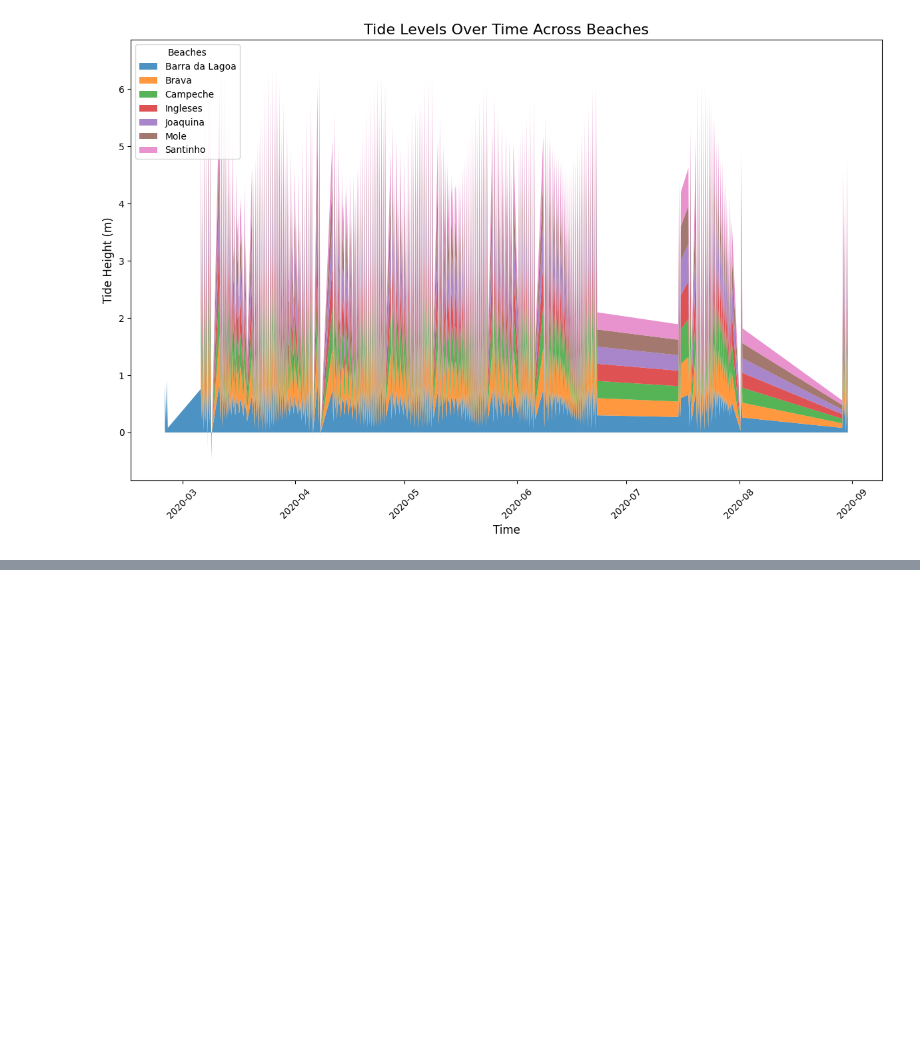
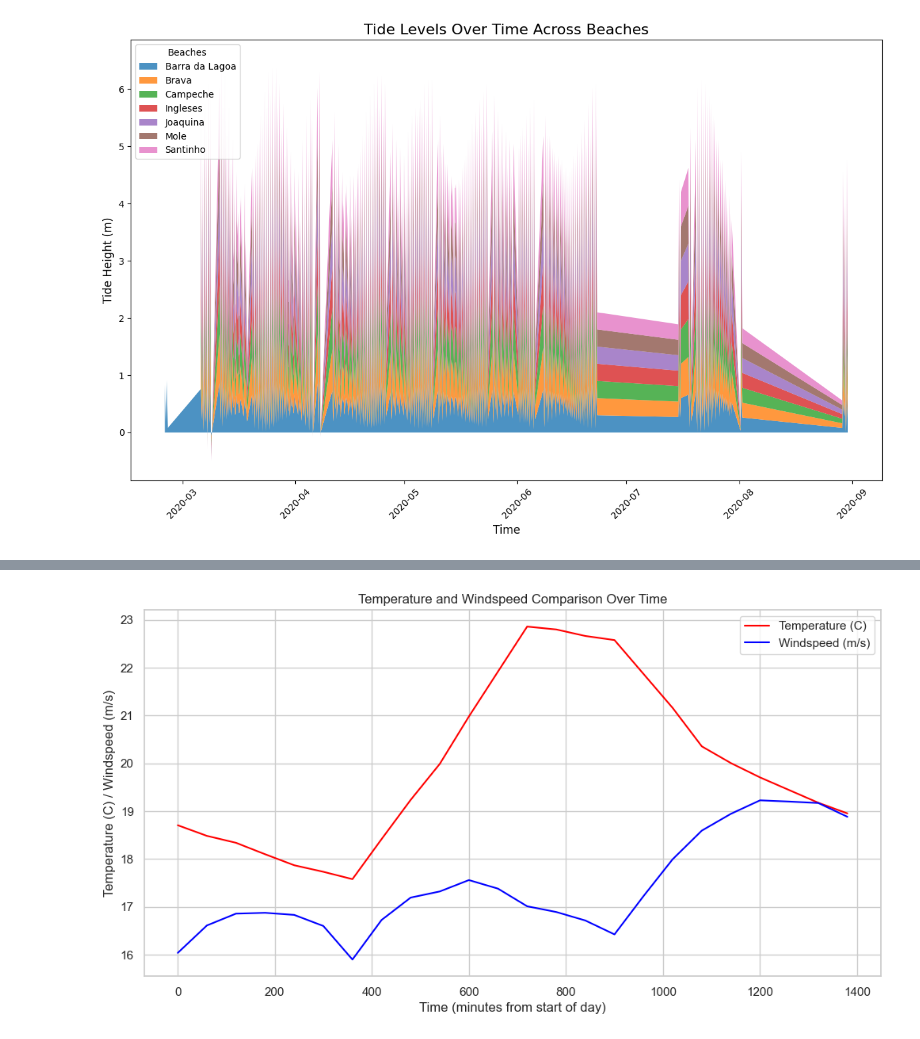
Before and after one commit to soroush62/Python-oceanography-analysis-data-application, a Jupyter notebook: Python Files/test.ipynb, the cells around one changed output, grey strips where cells are left out. Saved outputs shown, nothing was run; the diff lists cells and outputs as text; code cells hidden in the pictures; blank space fills up the shorter version.

```diff
--- a/Python Files/test.ipynb
+++ b/Python Files/test.ipynb
@@ -505,0 +597,36 @@ plt.show()
+# %%
+import pandas as pd
+import matplotlib.pyplot as plt
+import seaborn as sns
+
+# Load the datasets (assuming you've merged the necessary datasets)
+hour_forecast_path = '../Dataset/hour_forecast.csv'
+hour_forecast = pd.read_csv(hour_forecast_path)
+
+# Convert the 'time' column to a numeric format (e.g., HHMM to minutes)
+hour_forecast['time_numeric'] = (hour_forecast['time'] // 100 * 60) + (hour_forecast['time'] % 100)
+
+# Group the data by time for each beach
+grouped_data = hour_forecast.groupby('time_numeric').agg({
+    'temperature': 'mean',
+    'windspeed': 'mean'
+}).reset_index()
+
+# Plotting the temperature and windspeed over time
+plt.figure(figsize=(12, 6))
+
+# Plot temperature trend
+sns.lineplot(x=grouped_data['time_numeric'], y=grouped_data['temperature'], label='Temperature (C)', color='red')
+
+# Plot windspeed trend
+sns.lineplot(x=grouped_data['time_numeric'], y=grouped_data['windspeed'], label='Windspeed (m/s)', color='blue')
+
+# Adding title and labels
+plt.title('Temperature and Windspeed Comparison Over Time')
+plt.xlabel('Time (minutes from start of day)')
+plt.ylabel('Temperature (C) / Windspeed (m/s)')
+plt.legend()
+
+plt.show()
+# %% [output]
+[figure, added]
```
Also changed, not shown: parts of 6 cells of this notebook, 2 other files.
